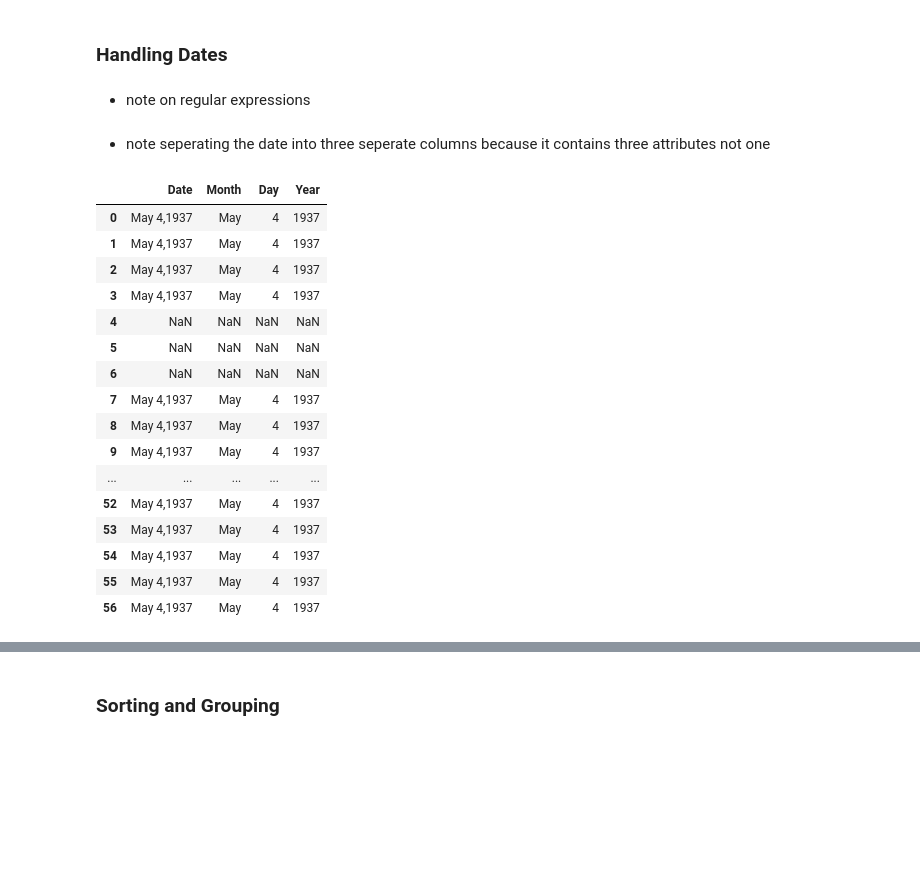
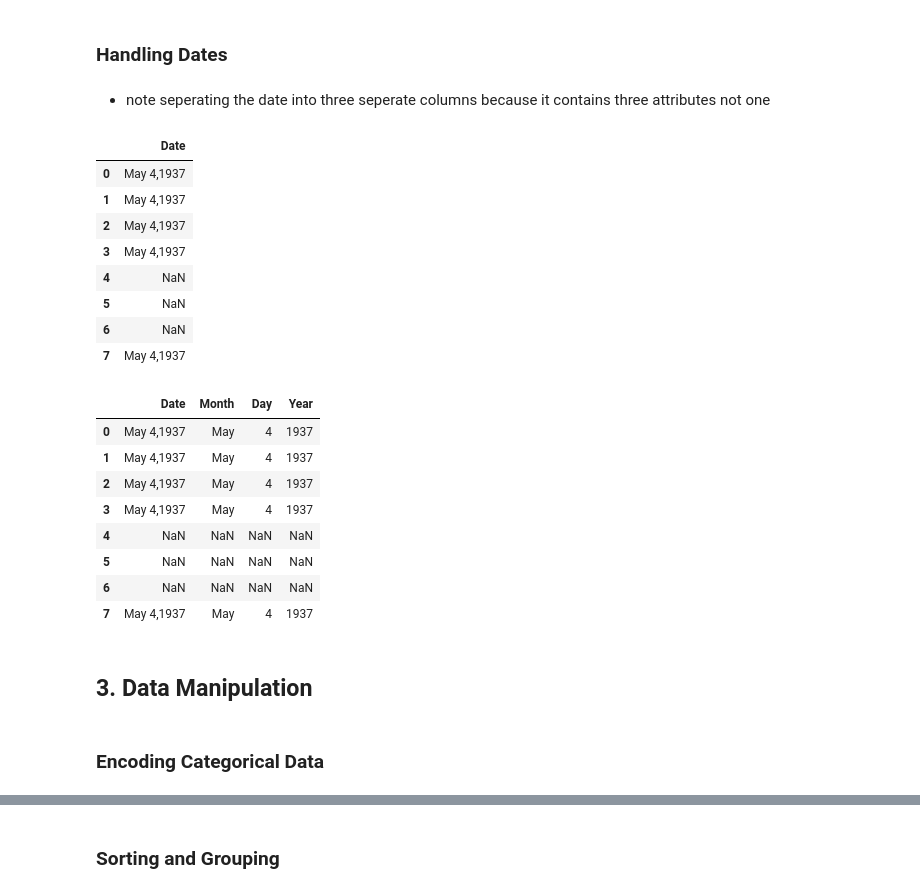
Before and after one commit to umd-cases/dcic_baltimore-notebook, a Jupyter notebook: baltimore_redlining_notebook/notebook/Baltimore .ipynb, the cells around one changed output, grey strips where cells are left out. Cells and saved outputs as stored; diff of their text form; code cells hidden in the pictures; blank space fills up the shorter version.

```diff
--- a/baltimore_redlining_notebook/notebook/Baltimore .ipynb
+++ b/baltimore_redlining_notebook/notebook/Baltimore .ipynb
@@ -308,7 +309,0 @@ Name: BUILDINGS_Age, dtype: object
-# %%
-#Annual_income
-# split the range into max and min
-
-# Create new column to store min and max values
-# need to handle commas and dollar signs
-df['max_annual_income'] = df['INHABITANTS_Annual_Income'].str.extract('([^\D]+$)', expand=True)
@@ -316,0 +310,2 @@ df['max_annual_income'] = df['INHABITANTS_Annual_Income'].str.extract('([^\D]+$)
+# %%
+df['max_building_age'] = df['BUILDINGS_Age'].str.extract('(\d+)(?!.*\d)', expand=True)
@@ -317,6 +332,16 @@ df['max_annual_income'] = df['INHABITANTS_Annual_Income'].str.extract('([^\D]+$)
 # %% [markdown]
 ### Handling Dates
-# %% [markdown]
-- note on regular expressions
 # %% [markdown]
 - note seperating the date into three seperate columns because it contains three attributes not one
+# %%
+df.ix[0:7,['Date']]
+# %% [output]
+|  | Date |
+| 0 | May 4,1937 |
+| 1 | May 4,1937 |
+| 2 | May 4,1937 |
+| 3 | May 4,1937 |
+| 4 | NaN |
+| 5 | NaN |
+| 6 | NaN |
+| 7 | May 4,1937 |
@@ -323,31 +350,27 @@ df['max_annual_income'] = df['INHABITANTS_Annual_Income'].str.extract('([^\D]+$)
 # %%
 import re
 
 # extracts the year using regular expression (\d\d\d\d) to indicate 4 digit date
 df['Year'] = df['Date'].str.extract('(\d\d\d\d)', expand=True)
 
 # extracts day using regular expression \d to indicate single digit
 df['Day'] = df['Date'].str.extract('(\d)', expand=True)
 
 # extracts month using regular expression [A-Z]\w{0,} to indicate string of characters
 df['Month'] = df['Date'].str.extract('([A-Z]\w{0,})', expand=True)
 
-df[['Date','Month','Day','Year']]
+df.ix[0:7,['Date','Month','Day','Year']]
 # %% [output]
 |  | Date | Month | Day | Year |
 | 0 | May 4,1937 | May | 4 | 1937 |
 | 1 | May 4,1937 | May | 4 | 1937 |
 | 2 | May 4,1937 | May | 4 | 1937 |
 | 3 | May 4,1937 | May | 4 | 1937 |
 | 4 | NaN | NaN | NaN | NaN |
 | 5 | NaN | NaN | NaN | NaN |
 | 6 | NaN | NaN | NaN | NaN |
 | 7 | May 4,1937 | May | 4 | 1937 |
-| 8 | May 4,1937 | May | 4 | 1937 |
-| 9 | May 4,1937 | May | 4 | 1937 |
-| ... | ... | ... | ... | ... |
-| 52 | May 4,1937 | May | 4 | 1937 |
-| 53 | May 4,1937 | May | 4 | 1937 |
-| 54 | May 4,1937 | May | 4 | 1937 |
-| 55 | May 4,1937 | May | 4 | 1937 |
-| 56 | May 4,1937 | May | 4 | 1937 |
+# %% [markdown]
+## 3. Data Manipulation
+# %% [markdown]
+### Encoding Categorical Data
```
Also changed, not shown: parts of 30 cells of this notebook, 1 other file.
